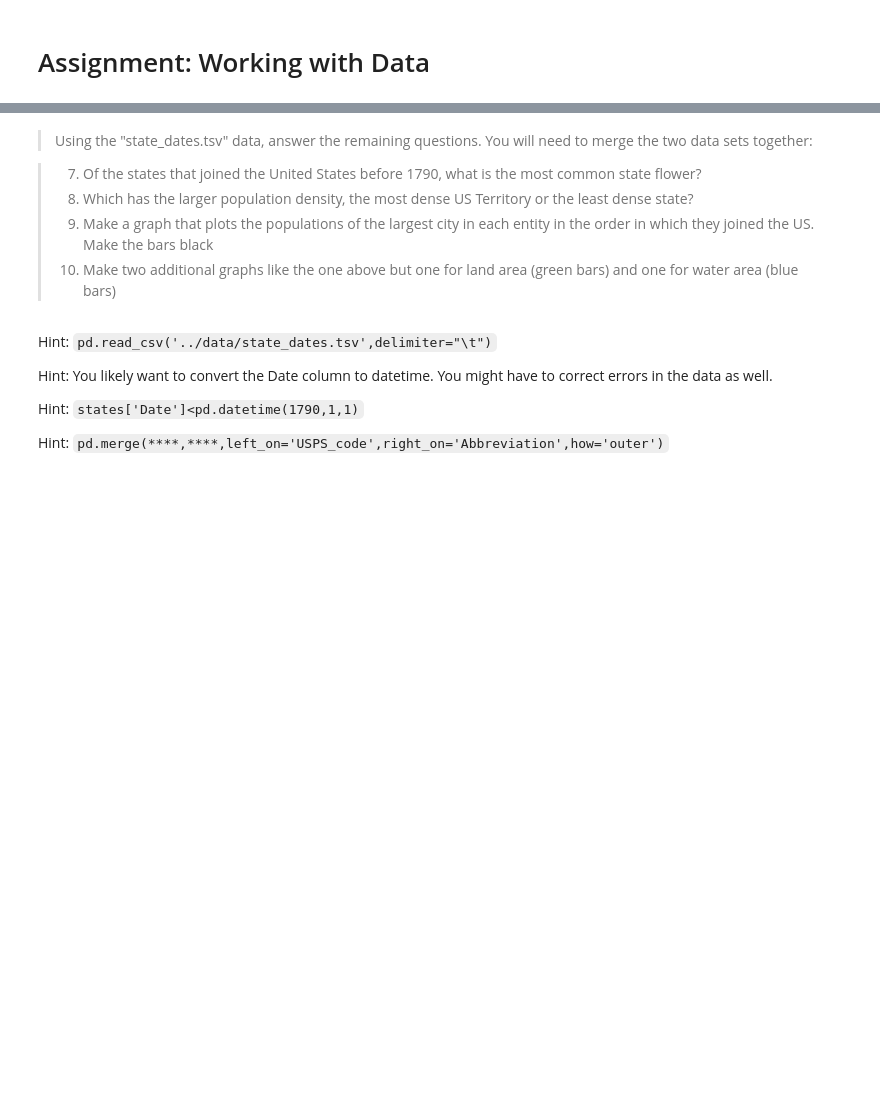
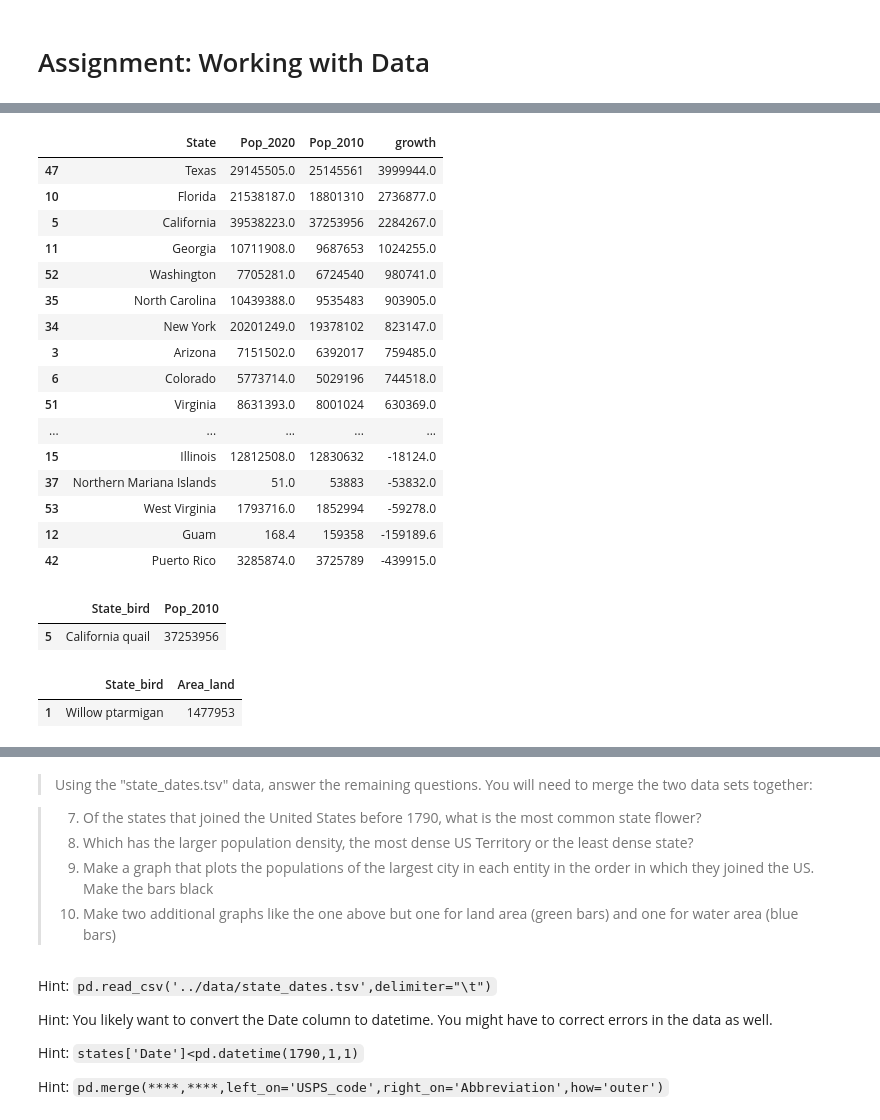
Before and after one commit to shelbym98/ds_1300_notebooks, a Jupyter notebook: work/02_assignment.ipynb, the cells around one changed output, grey strips where cells are left out. Saved outputs shown, nothing was run; the diff lists cells and outputs as text; code cells hidden in the pictures; blank space fills up the shorter version.

Commit message:
completed what I could

```diff
--- a/work/02_assignment.ipynb
+++ b/work/02_assignment.ipynb
@@ -16,0 +34,4 @@ facts.head(5)
+# %%
+#1 - Which entities (top 5) had the largest population density in 2020?
+facts['Population Dencity 2020'] = facts['Pop_2020']/ facts['Area_land']
+facts[['State','Area_land','Pop_2020','Population Dencity 2020']].sort_values(by='Population Dencity 2020',ascending=False).head(5)
@@ -16,0 +45,5 @@ facts.head(5)
+# %%
+#2 - Which entities have more water area than land area?
+facts['difference']= facts['Area_water'] >= facts['Area_land'] # difference is true if the area of water is grater then aear of land
+facts[['State','Area_water','Area_land','difference']].sort_values(by='difference',ascending= False)
+facts[facts['difference']==True][['State']]
@@ -16,0 +56,33 @@ facts.head(5)
+# %%
+#3 - Which entities increased in population the most in the last 10 years?
+facts['growth']=facts['Pop_2020']-facts['Pop_2010']
+facts[['State','Pop_2020','Pop_2010','growth']].sort_values(by='growth',ascending=False)
+# %% [output]
+|  | State | Pop_2020 | Pop_2010 | growth |
+| 47 | Texas | 29145505.0 | 25145561 | 3999944.0 |
+| 10 | Florida | 21538187.0 | 18801310 | 2736877.0 |
+| 5 | California | 39538223.0 | 37253956 | 2284267.0 |
+| 11 | Georgia | 10711908.0 | 9687653 | 1024255.0 |
+| 52 | Washington | 7705281.0 | 6724540 | 980741.0 |
+| 35 | North Carolina | 10439388.0 | 9535483 | 903905.0 |
+| 34 | New York | 20201249.0 | 19378102 | 823147.0 |
+| 3 | Arizona | 7151502.0 | 6392017 | 759485.0 |
+| 6 | Colorado | 5773714.0 | 5029196 | 744518.0 |
+| 51 | Virginia | 8631393.0 | 8001024 | 630369.0 |
+| ... | ... | ... | ... | ... |
+| 15 | Illinois | 12812508.0 | 12830632 | -18124.0 |
+| 37 | Northern Mariana Islands | 51.0 | 53883 | -53832.0 |
+| 53 | West Virginia | 1793716.0 | 1852994 | -59278.0 |
+| 12 | Guam | 168.4 | 159358 | -159189.6 |
+| 42 | Puerto Rico | 3285874.0 | 3725789 | -439915.0 |
+# %%
+#4 - What state bird accounts for the largest population as of 2020? Land area?
+facts[['State_bird','Pop_2010']].sort_values(by='Pop_2010', ascending=False).head(1)
+# %% [output]
+|  | State_bird | Pop_2010 |
+| 5 | California quail | 37253956 |
+# %%
+facts[['State_bird','Area_land']].sort_values(by='Area_land', ascending=False).head(1)
+# %% [output]
+|  | State_bird | Area_land |
+| 1 | Willow ptarmigan | 1477953 |
```
Also changed, not shown: parts of 13 cells of this notebook.
